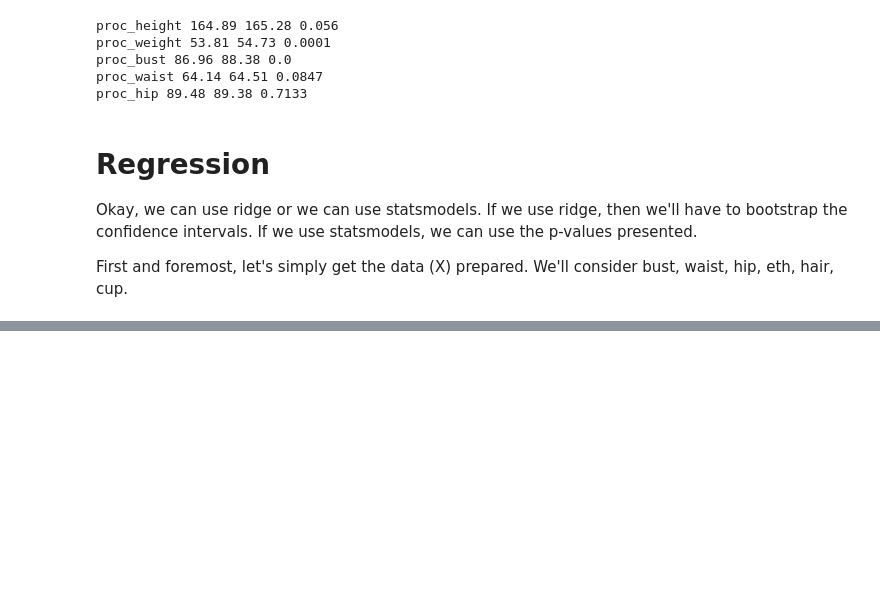
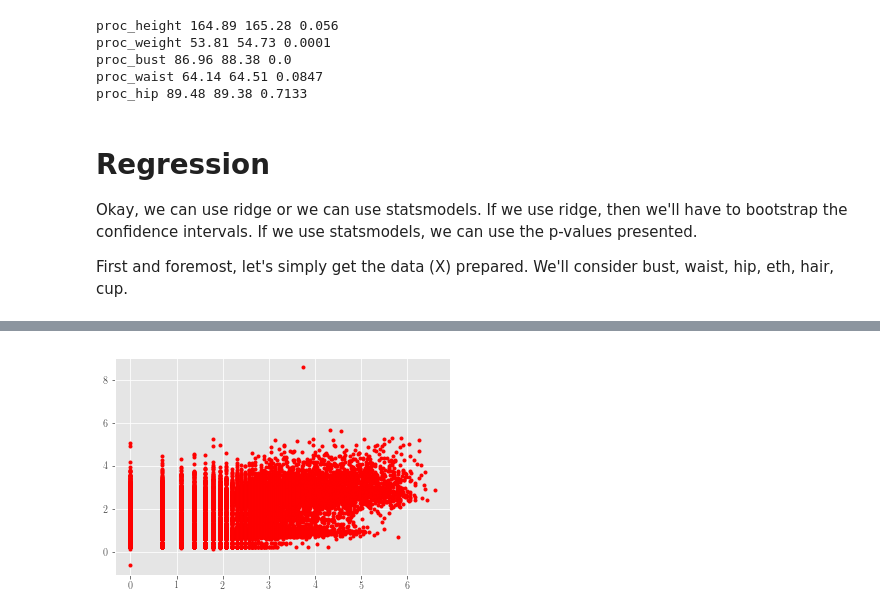
Before and after one commit to vqmalic/ica2018, a Jupyter notebook: ICA2018.ipynb, the cells around one changed output, grey strips where cells are left out. Cells and saved outputs as stored; diff of their text form; code cells hidden in the pictures; blank space fills up the shorter version.

```diff
--- a/ICA2018.ipynb
+++ b/ICA2018.ipynb
@@ -1053,0 +1114,6 @@ OLS Regression Results
+# %%
+drop = []
+for column in Xp.columns:
+    if Xp[column].sum() == 0:
+        print(column)
+        drop.append(column)
@@ -1053,0 +1136,2 @@ OLS Regression Results
+# %%
+Xp = Xp.drop(drop, 1)
@@ -1053,0 +1262,9 @@ OLS Regression Results
+# %%
+lr = Lasso(alpha=1e-3, max_iter=20000)
+lr.fit(Xp, y)
+y_pred = lr.predict(Xp)
+# %%
+plt.plot(y, y_pred, 'r.')
+plt.show()
+# %% [output]
+[figure, added]
```
Also changed, not shown: parts of 34 cells of this notebook.
